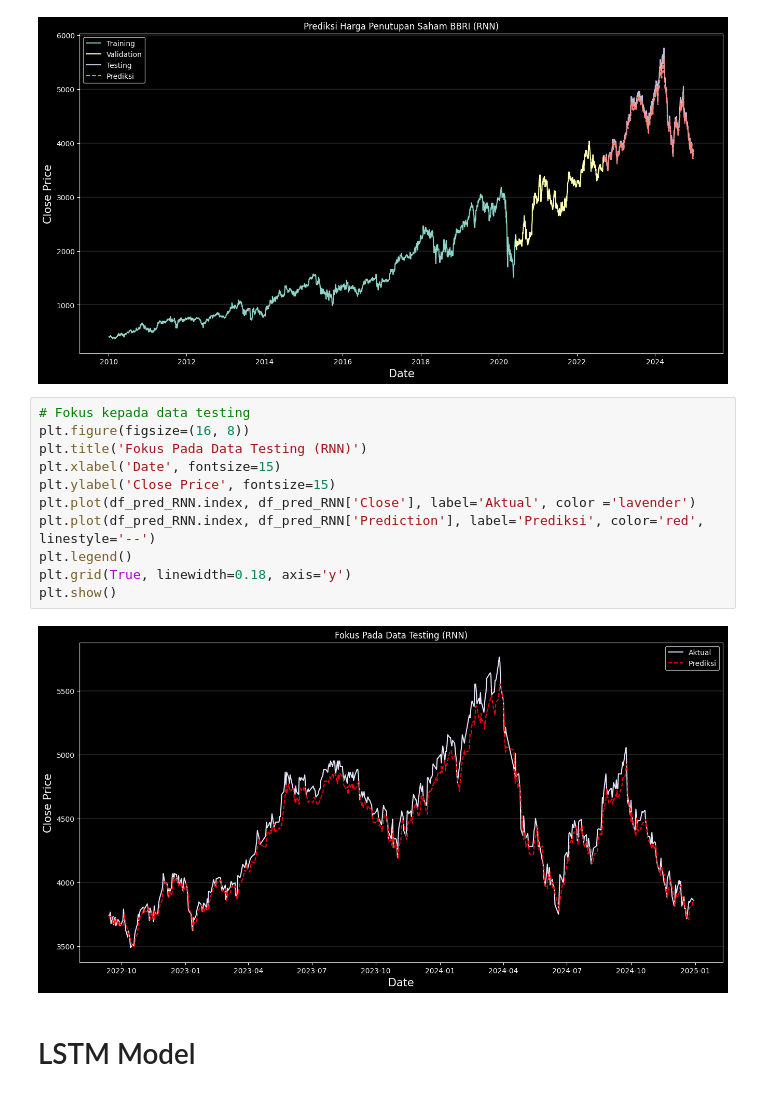
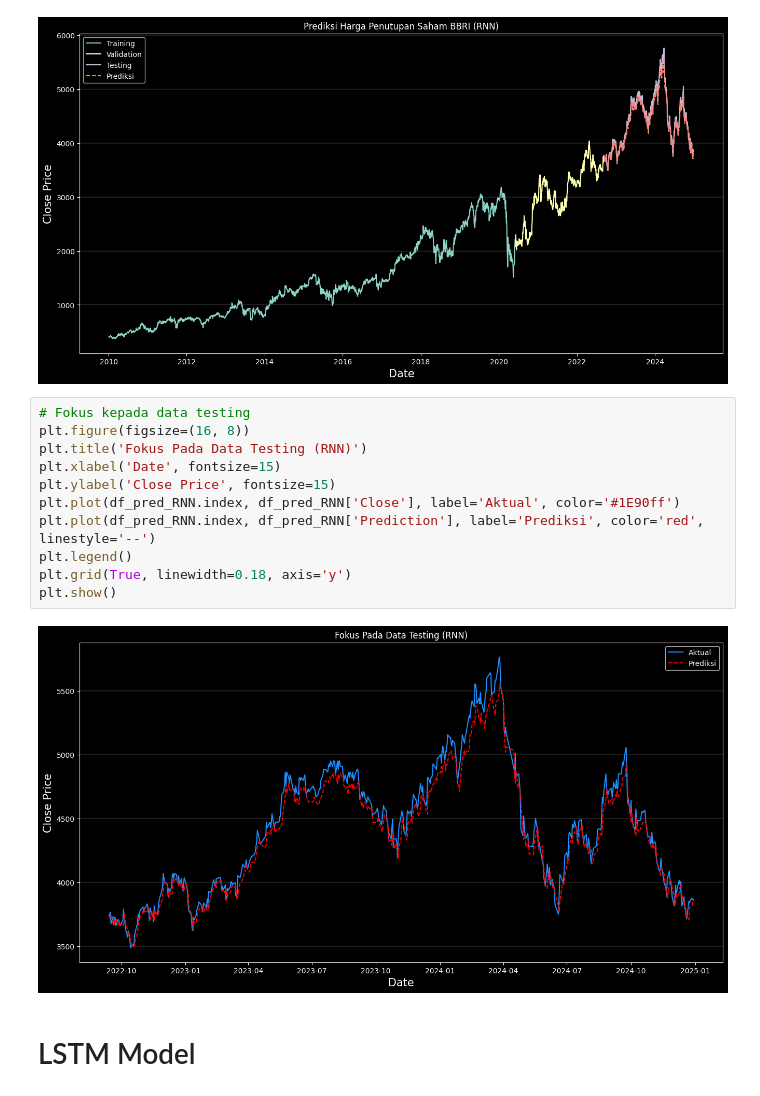
Before and after one commit to vinz25-coder/Prediksi_Saham_RNN-LSTM, a Jupyter notebook: (2)Load_Best_Model.ipynb, the cells around one changed output. Cells and saved outputs as stored; diff of their text form.

```diff
--- a/(2)Load_Best_Model.ipynb
+++ b/(2)Load_Best_Model.ipynb
@@ -325,16 +305,16 @@ plt.show()
 # %%
 # Fokus kepada data testing
 plt.figure(figsize=(16, 8))
 plt.title('Fokus Pada Data Testing (RNN)')
 plt.xlabel('Date', fontsize=15)
 plt.ylabel('Close Price', fontsize=15)
-plt.plot(df_pred_RNN.index, df_pred_RNN['Close'], label='Aktual', color ='lavender')
+plt.plot(df_pred_RNN.index, df_pred_RNN['Close'], label='Aktual', color='#1E90ff')
 plt.plot(df_pred_RNN.index, df_pred_RNN['Prediction'], label='Prediksi', color='red', linestyle='--')
 plt.legend()
 plt.grid(True, linewidth=0.18, axis='y')
 plt.show()
 # %% [output]
-[figure, old version]
+[figure, new version]
 # %% [markdown]
 # LSTM Model
 # %% [markdown]
```
Also changed, not shown: parts of 15 cells of this notebook, 12 other files.
